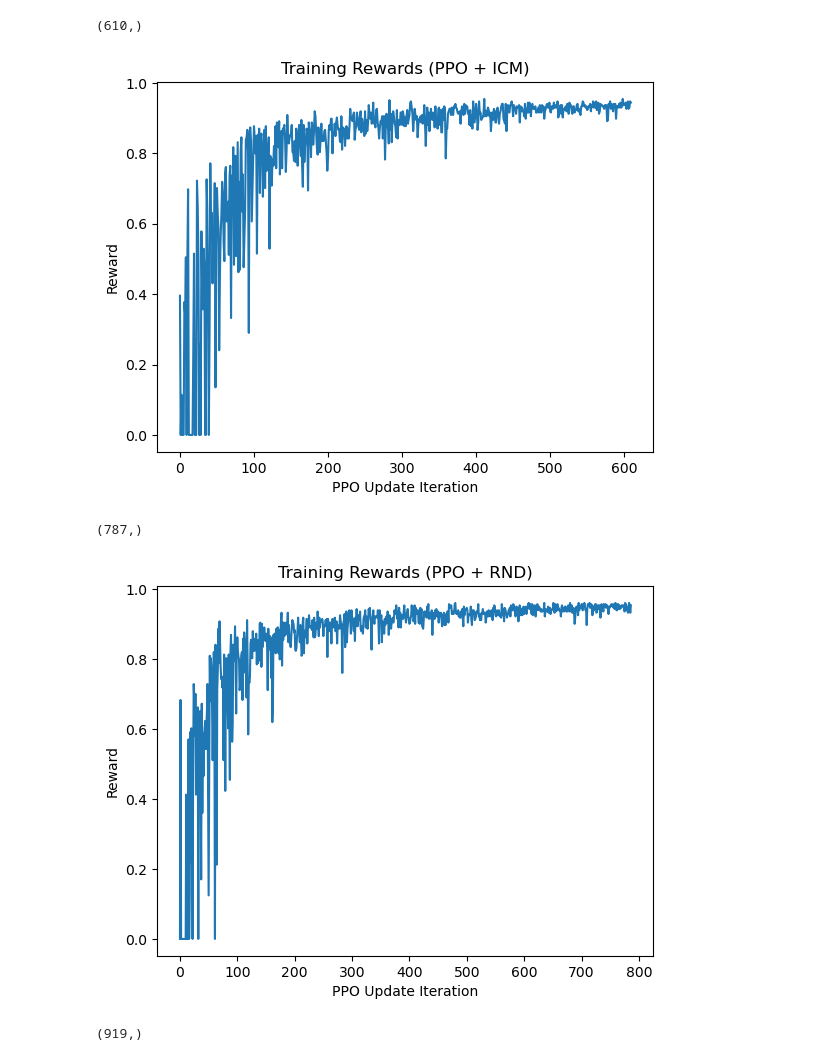
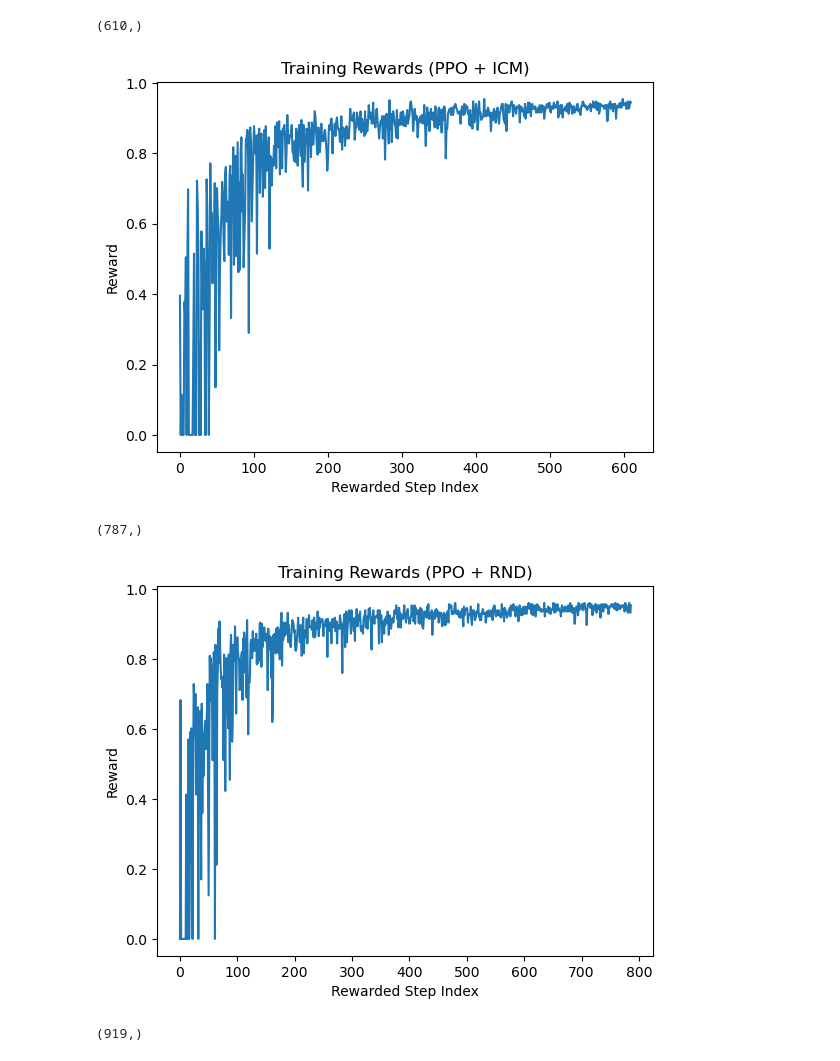
Before and after one commit to S-lijun/boundary-aware-novelty-search, a Jupyter notebook: Visualization.ipynb, the cells around one changed output. Cells and saved outputs as stored; diff of their text form; code cells hidden in the pictures.

```diff
--- a/Visualization.ipynb
+++ b/Visualization.ipynb
@@ -7,15 +7,15 @@ print(rewards.shape)
 # %%
 import numpy as np
 import matplotlib.pyplot as plt
 
 r = np.load("results/minigrid_icm_rewards.npy")
 plt.plot(r)
 plt.title("Training Rewards (PPO + ICM)")
-plt.xlabel("PPO Update Iteration")
+plt.xlabel("Rewarded Step Index")
 plt.ylabel("Reward")
 plt.show()
 # %% [output]
-[figure, old version]
+[figure, new version]
 # %%
 import numpy as np
 rewards = np.load("results/minigrid_rnd_rewards.npy")
@@ -29,11 +29,11 @@ import matplotlib.pyplot as plt
 r = np.load("results/minigrid_rnd_rewards.npy")
 plt.plot(r)
 plt.title("Training Rewards (PPO + RND)")
-plt.xlabel("PPO Update Iteration")
+plt.xlabel("Rewarded Step Index")
 plt.ylabel("Reward")
 plt.show()
 # %% [output]
-[figure, old version]
+[figure, new version]
 # %%
 rewards = np.load("results/minigrid_ppo_rewards.npy")
 print(rewards.shape)
```
Also changed, not shown: parts of 1 cell of this notebook.
